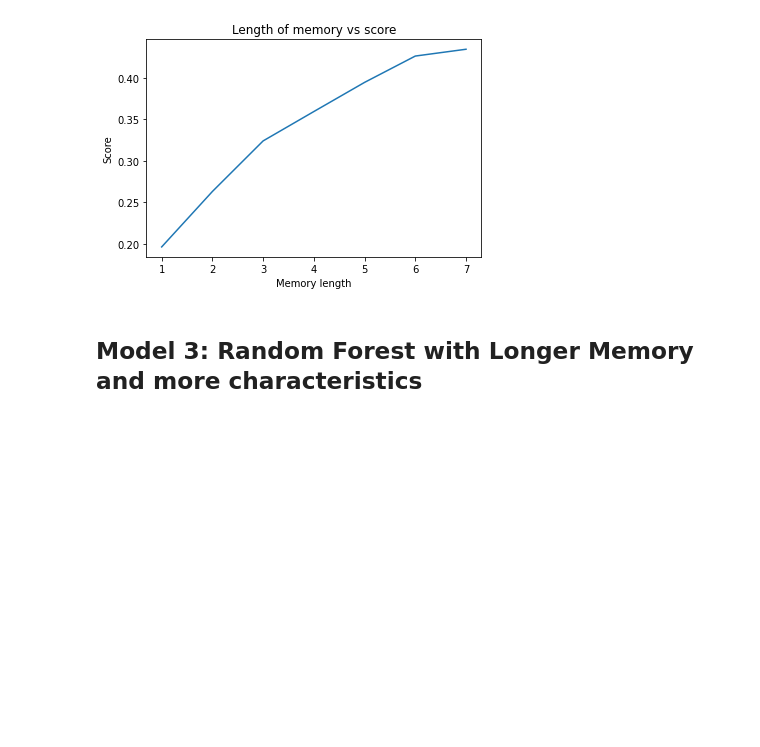
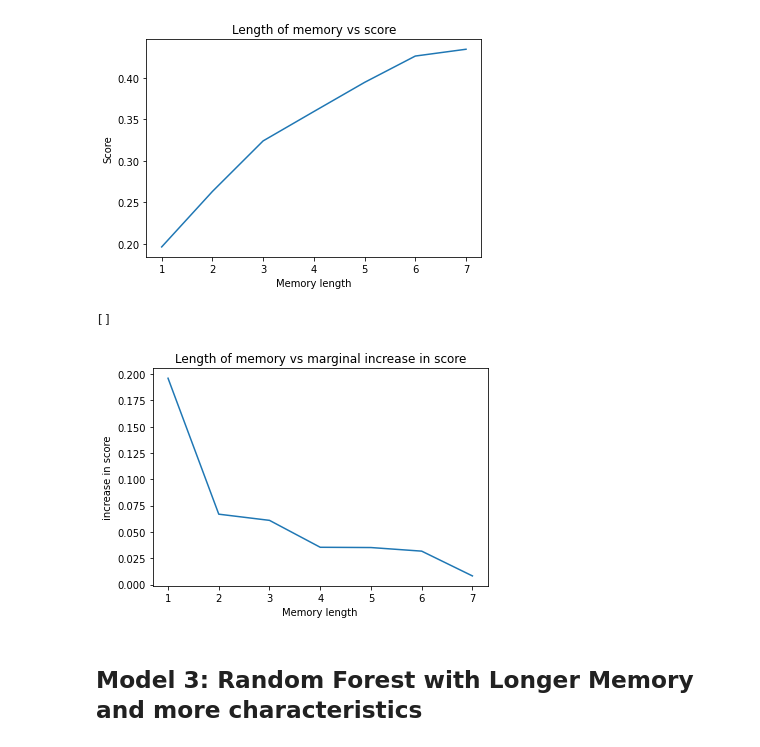
Before and after one commit to BU-Spark/CS506Spring2021Repository, a Jupyter notebook: Drift Diffusion Models of children's interactions in a Repeated Prisoner's Dilemma Game - Team 2/analysis/random_forest.ipynb, the cells around one changed output. Saved outputs shown, nothing was run; the diff lists cells and outputs as text; code cells hidden in the pictures; blank space fills up the shorter version.

```diff
--- a/Drift Diffusion Models of children's interactions in a Repeated Prisoner's Dilemma Game - Team 2/analysis/random_forest.ipynb
+++ b/Drift Diffusion Models of children's interactions in a Repeated Prisoner's Dilemma Game - Team 2/analysis/random_forest.ipynb
@@ -292,6 +293,22 @@ plt.plot()
 # %% [output]
 []
 [figure]
+# %%
+# get marginal increase in score
+marginal = []
+prev = 0
+for score in scores_vs_mem:
+    marginal.append(score-prev)
+    prev = score
+
+plt.plot([i for i in range(1,max)], marginal)
+plt.title("Length of memory vs marginal increase in score")
+plt.xlabel("Memory length")
+plt.ylabel("increase in score")
+plt.plot()
+# %% [output]
+[]
+[figure, added]
 # %% [markdown]
 ## Model 3: Random Forest with Longer Memory and more characteristics
 # %%
```
Also changed, not shown: parts of 1 cell of this notebook, 1 other file.
